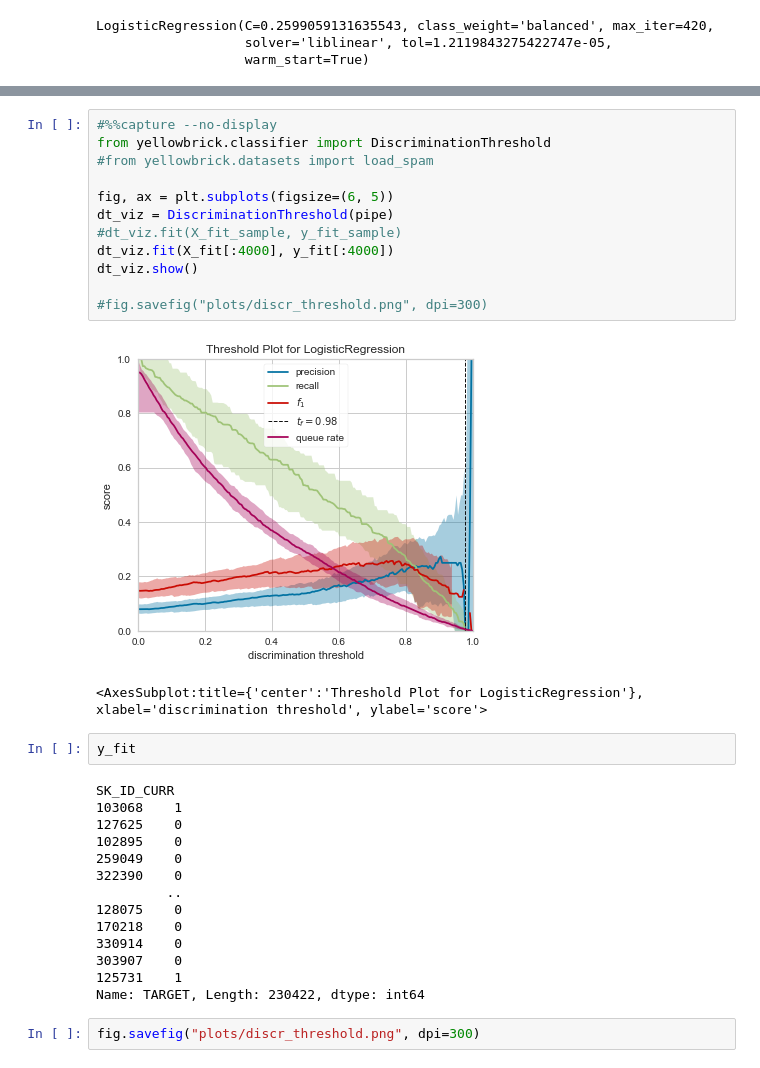
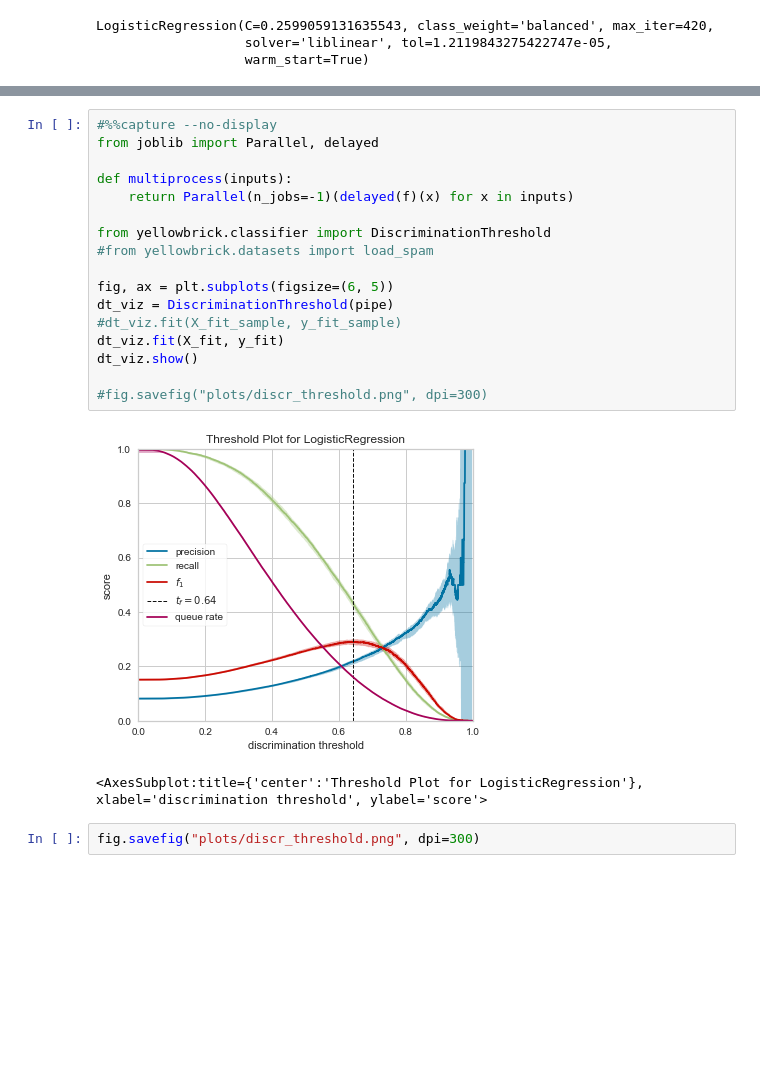
Before and after one commit to StudentLucyna/Projet7, a Jupyter notebook: Projet_7_Pysz_Modelisation.ipynb, the cells around one changed output, grey strips where cells are left out. Cells and saved outputs as stored; diff of their text form; blank space fills up the shorter version.

```diff
--- a/Projet_7_Pysz_Modelisation.ipynb
+++ b/Projet_7_Pysz_Modelisation.ipynb
@@ -1108,35 +1083,24 @@ X_fit
 230422 rows × 217 columns
 # %%
 #%%capture --no-display
+from joblib import Parallel, delayed
+
+def multiprocess(inputs):
+    return Parallel(n_jobs=-1)(delayed(f)(x) for x in inputs)
+
 from yellowbrick.classifier import DiscriminationThreshold
 #from yellowbrick.datasets import load_spam
 
 fig, ax = plt.subplots(figsize=(6, 5))
 dt_viz = DiscriminationThreshold(pipe)
 #dt_viz.fit(X_fit_sample, y_fit_sample)
-dt_viz.fit(X_fit[:4000], y_fit[:4000])
+dt_viz.fit(X_fit, y_fit)
 dt_viz.show()
 
 #fig.savefig("plots/discr_threshold.png", dpi=300)
 # %% [output]
-[figure, old version]
+[figure, new version]
 <AxesSubplot:title={'center':'Threshold Plot for LogisticRegression'}, xlabel='discrimination threshold', ylabel='score'>
-# %%
-y_fit
-# %% [output]
-SK_ID_CURR
-103068    1
-127625    0
-102895    0
-259049    0
-322390    0
-         ..
-128075    0
-170218    0
-330914    0
-303907    0
-125731    1
-Name: TARGET, Length: 230422, dtype: int64
 # %%
 fig.savefig("plots/discr_threshold.png", dpi=300)
 # %% [markdown]
```
Also changed, not shown: parts of 9 cells of this notebook, 1 other file.
